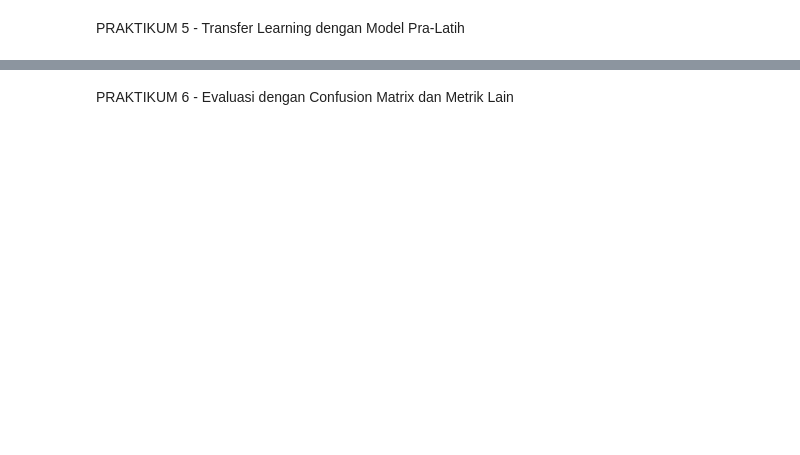
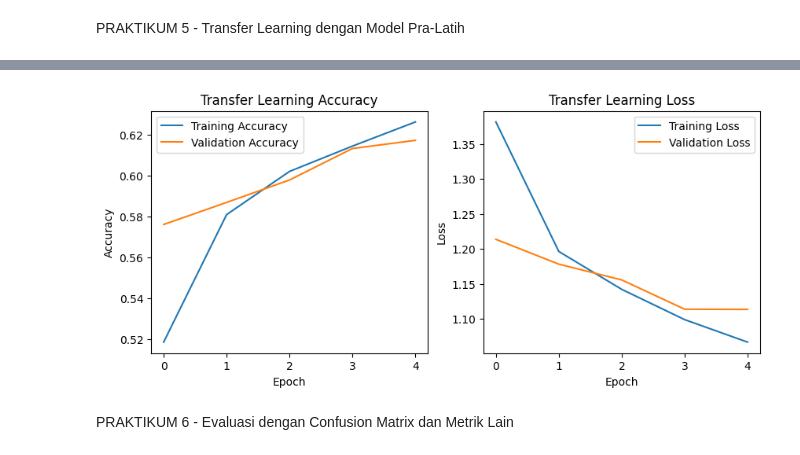
Before and after one commit to mikhael2104/visi_komputer, a Jupyter notebook: Jobsheet_02.ipynb, the cells around one changed output, grey strips where cells are left out. Saved outputs shown, nothing was run; the diff lists cells and outputs as text; code cells hidden in the pictures; blank space fills up the shorter version.

```diff
--- a/Jobsheet_02.ipynb
+++ b/Jobsheet_02.ipynb
@@ -161,52 +172,36 @@ Epoch 5/10
 # %% [markdown]
 PRAKTIKUM 5 - Transfer Learning dengan Model Pra-Latih
 # %%
-import matplotlib.pyplot as plt
-from tensorflow.keras import layers, models
 from tensorflow.keras.applications import VGG16
-
-# 1. Muat backbone pre-trained ImageNet tanpa classifier bawaan
-base_model = VGG16(weights="imagenet", include_top=False, input_shape=(32, 32, 3))
+base_model = VGG16(weights='imagenet', include_top=False,
+input_shape=(32,32,3))
 base_model.trainable = False
-
-# 2. Susun arsitektur Transfer Learning
-model_tl = models.Sequential([
+model = models.Sequential([
     base_model,
     layers.Flatten(),
-    layers.Dense(128, activation="relu"),
-    layers.Dense(10, activation="softmax"),
+    layers.Dense(128, activation='relu'),
+    layers.Dense(10, activation='softmax')
 ])
+model.compile(optimizer='adam',
+              loss='sparse_categorical_crossentropy',
+              metrics=['accuracy'])
+history = model.fit(x_train, y_train, epochs=5, validation_split=0.1)
 
-model_tl.compile(
-    optimizer="adam",
-    loss="sparse_categorical_crossentropy",
-    metrics=["accuracy"],
-)
-
-history_tl = model_tl.fit(
-    x_train_c10,
-    y_train_c10,
-    epochs=5,
-    validation_split=0.1,
-    batch_size=64,
-)
-
-# 3. Plot hasil evaluasi
-plt.figure(figsize=(10, 4))
-plt.subplot(1, 2, 1)
-plt.plot(history_tl.history["accuracy"], label="Training Accuracy")
-plt.plot(history_tl.history["val_accuracy"], label="Validation Accuracy")
-plt.title("Transfer Learning Accuracy")
-plt.xlabel("Epoch")
-plt.ylabel("Accuracy")
+# ===== Plot history =====
+plt.figure(figsize=(10,4))
+plt.subplot(1,2,1)
+plt.plot(history.history['accuracy'], label='Training Accuracy')
+plt.plot(history.history['val_accuracy'], label='Validation Accuracy')
+plt.title('Transfer Learning Accuracy')
+plt.xlabel('Epoch')
+plt.ylabel('Accuracy')
 plt.legend()
-
-plt.subplot(1, 2, 2)
-plt.plot(history_tl.history["loss"], label="Training Loss")
-plt.plot(history_tl.history["val_loss"], label="Validation Loss")
-plt.title("Transfer Learning Loss")
-plt.xlabel("Epoch")
-plt.ylabel("Loss")
+plt.subplot(1,2,2)
+plt.plot(history.history['loss'], label='Training Loss')
+plt.plot(history.history['val_loss'], label='Validation Loss')
+plt.title('Transfer Learning Loss')
+plt.xlabel('Epoch')
+plt.ylabel('Loss')
 plt.legend()
-plt.tight_layout()
 plt.show()
+# %% [output]
@@ -213,3 +218,4 @@ plt.show()
+[figure, added]
 # %% [markdown]
 PRAKTIKUM 6 - Evaluasi dengan Confusion Matrix dan Metrik Lain
 # %%
```
Also changed, not shown: parts of 5 cells of this notebook.
